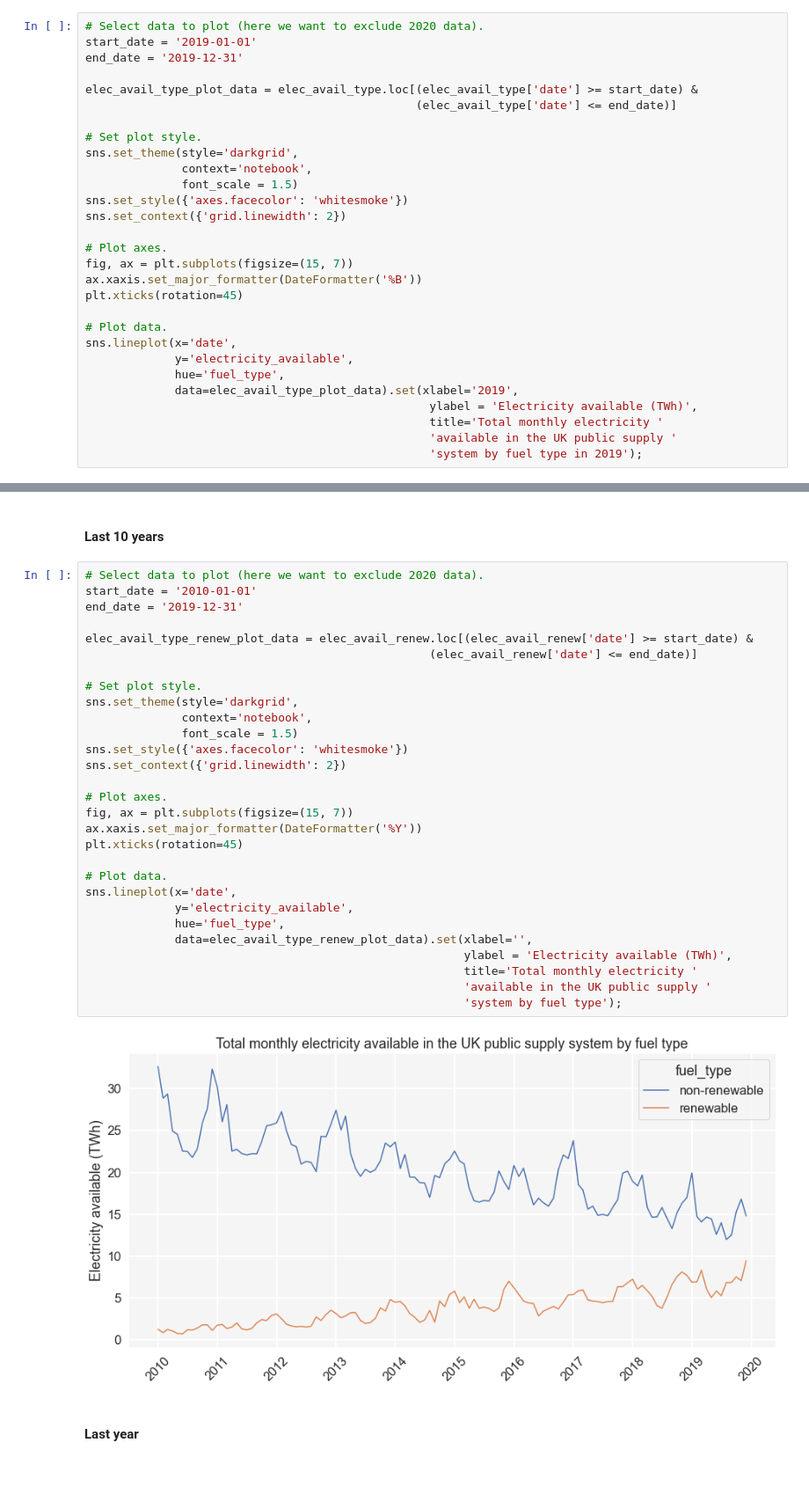
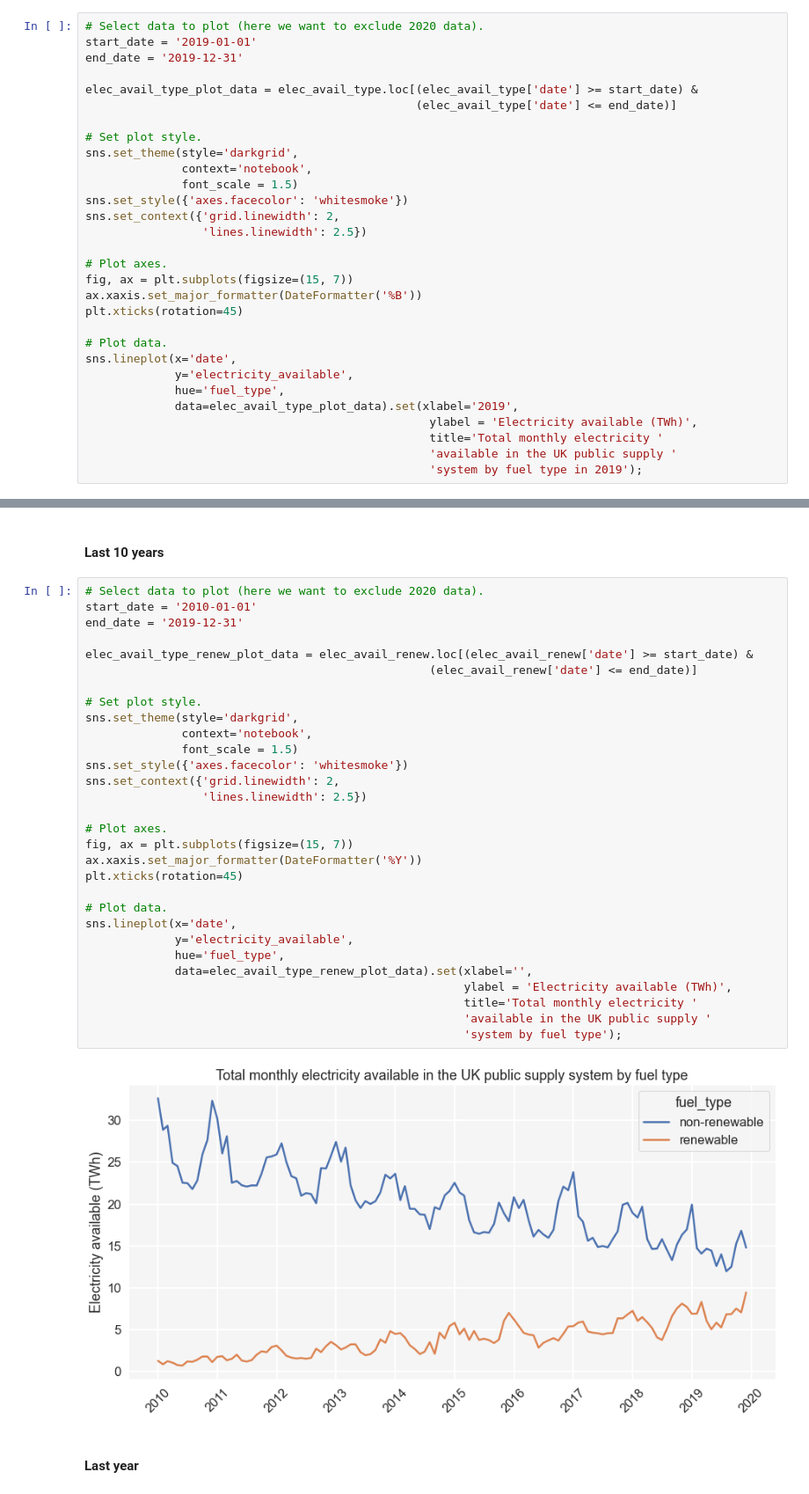
Before and after one commit to robynfsj/cfg-big-data-challenge, a Jupyter notebook: notebooks/submission.ipynb, the cells around one changed output, grey strips where cells are left out. Shown at 88% size. Cells and saved outputs as stored; diff of their text form.

```diff
--- a/notebooks/submission.ipynb
+++ b/notebooks/submission.ipynb
@@ -562,7 +562,8 @@ sns.set_theme(style='darkgrid',
               context='notebook',
               font_scale = 1.5)
 sns.set_style({'axes.facecolor': 'whitesmoke'})
-sns.set_context({'grid.linewidth': 2})
+sns.set_context({'grid.linewidth': 2,
+                 'lines.linewidth': 2.5})
 
 # Plot axes.
 fig, ax = plt.subplots(figsize=(15, 7))
@@ -630,34 +631,35 @@ sns.lineplot(x='date',
 # %%
 # Select data to plot (here we want to exclude 2020 data).
 start_date = '2010-01-01'
 end_date = '2019-12-31'
 
 elec_avail_type_renew_plot_data = elec_avail_renew.loc[(elec_avail_renew['date'] >= start_date) &
                                                   (elec_avail_renew['date'] <= end_date)]
 
 # Set plot style.
 sns.set_theme(style='darkgrid',
               context='notebook',
               font_scale = 1.5)
 sns.set_style({'axes.facecolor': 'whitesmoke'})
-sns.set_context({'grid.linewidth': 2})
+sns.set_context({'grid.linewidth': 2,
+                 'lines.linewidth': 2.5})
 
 # Plot axes.
 fig, ax = plt.subplots(figsize=(15, 7))
 ax.xaxis.set_major_formatter(DateFormatter('%Y'))
 plt.xticks(rotation=45)
 
 # Plot data.
 sns.lineplot(x='date',
              y='electricity_available',
              hue='fuel_type',
              data=elec_avail_type_renew_plot_data).set(xlabel='',
                                                        ylabel = 'Electricity available (TWh)',
                                                        title='Total monthly electricity '
                                                        'available in the UK public supply '
                                                        'system by fuel type');
 # %% [output]
-[figure, old version]
+[figure, new version]
 # %% [markdown]
 #### Last year
 # %%
```
Also changed, not shown: parts of 9 cells of this notebook.
